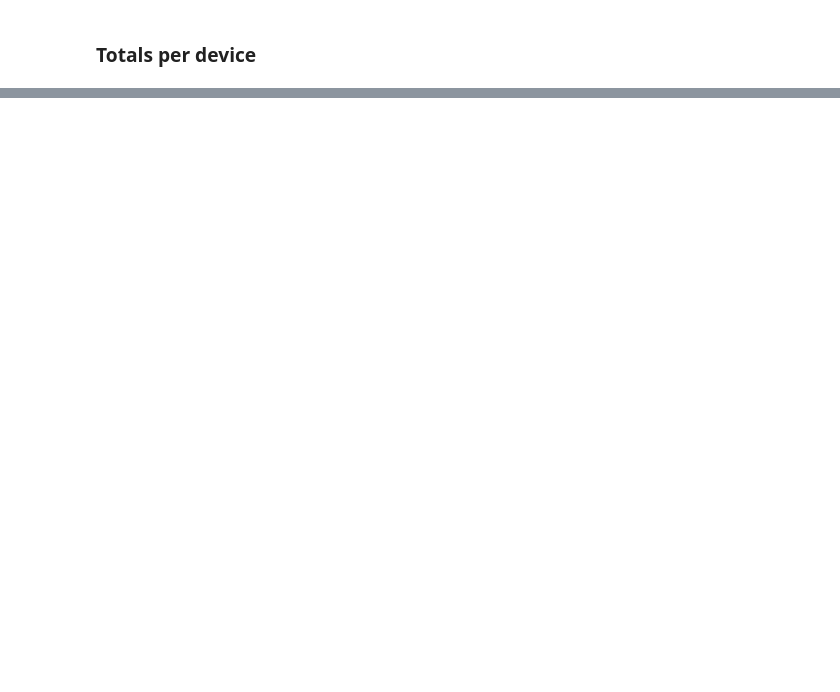
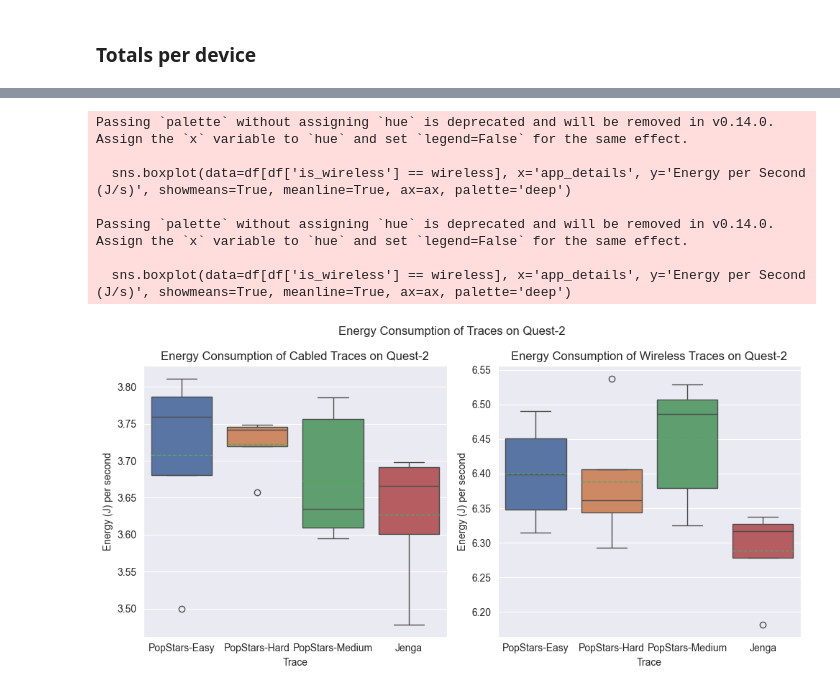
Before and after one commit to Raiduy/librnr-experiments, a Jupyter notebook: analysis_BM.ipynb, the cells around one changed output, grey strips where cells are left out. Drawn from its saved outputs; the diff is of its cells as text; code cells hidden in the pictures; blank space fills up the shorter version.

```diff
--- a/analysis_BM.ipynb
+++ b/analysis_BM.ipynb
@@ -130,0 +132,34 @@ for device in bm['device'].unique():
+# %%
+def plot_traces_per_device(df, device):
+    df = df[df['device'] == device]
+    unique_apps = df['is_wireless'].unique()
+    num_apps = len(unique_apps)
+    fig, axes = plt.subplots(1, num_apps, figsize=(5*num_apps, 5))
+    min_energy = df['Energy per Second (J/s)'].min() - 0.5
+    max_energy = df['Energy per Second (J/s)'].max() + 0.5
+
+    for i, wireless in enumerate(unique_apps):
+        ax = axes[i]
+        sns.boxplot(data=df[df['is_wireless'] == wireless], x='app_details', y='Energy per Second (J/s)', showmeans=True, meanline=True, ax=ax, palette='deep')
+        if wireless:
+            ax.set_title('Energy Consumption of Wireless Traces on ' + device)
+        else:
+            ax.set_title('Energy Consumption of Cabled Traces on ' + device)
+        ax.set_ylabel('Energy (J) per second')
+        ax.set_xlabel('Trace')
+
+        # ax.set_ylim(min_energy, max_energy)
+    fig.suptitle('Energy Consumption of Traces on ' + device)
+    plt.tight_layout()
+    plt.show()
+
+plot_traces_per_device(bm, 'Quest-2')
+# %% [output]
+Passing `palette` without assigning `hue` is deprecated and will be removed in v0.14.0. Assign the `x` variable to `hue` and set `legend=False` for the same effect.
+
+  sns.boxplot(data=df[df['is_wireless'] == wireless], x='app_details', y='Energy per Second (J/s)', showmeans=True, meanline=True, ax=ax, palette='deep')
+
+Passing `palette` without assigning `hue` is deprecated and will be removed in v0.14.0. Assign the `x` variable to `hue` and set `legend=False` for the same effect.
+
+  sns.boxplot(data=df[df['is_wireless'] == wireless], x='app_details', y='Energy per Second (J/s)', showmeans=True, meanline=True, ax=ax, palette='deep')
+[figure, added]
```
Also changed, not shown: parts of 10 cells of this notebook.
